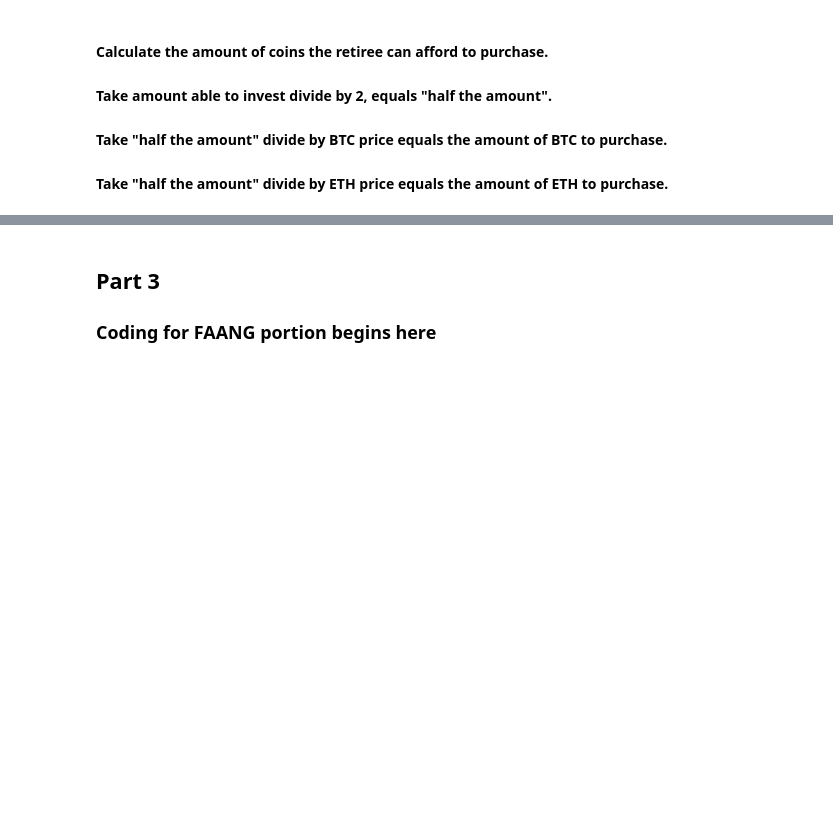
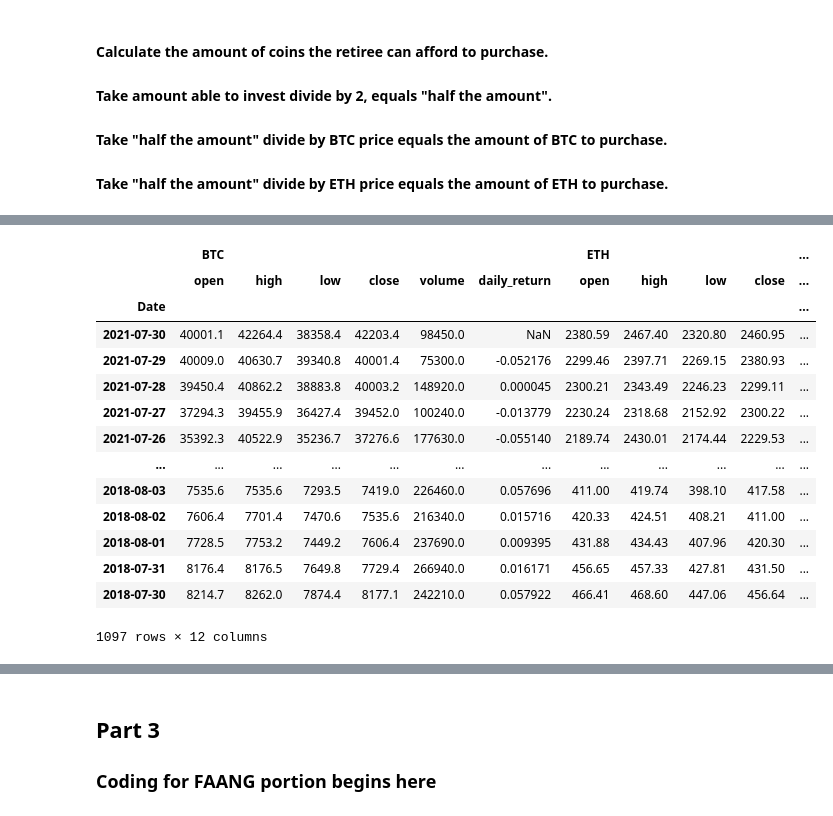
Before and after one commit to RJGiannini/Golden-Years, a Jupyter notebook: test_copy.ipynb, the cells around one changed output, grey strips where cells are left out. Drawn from its saved outputs; the diff is of its cells as text; code cells hidden in the pictures; blank space fills up the shorter version.

```diff
--- a/test_copy.ipynb
+++ b/test_copy.ipynb
@@ -286,15 +360,32 @@ merged_df.head()
 # %%
 # Configure the Monte Carlo simulation to forecast 30 years cumulative returns
 # Run 500 samples.
+#make global variable for how many years until you retire -> forecasting data
 MC_cryptothirtyyear = MCSimulation(
   portfolio_data = merged_df,
   weights = [.5, .5],
   num_simulation = 500,
   num_trading_days = 252*30
 )
 
 # Review the simulation input data
-MC_cryptothirtyyear.portfolio_data.head()
+display(MC_cryptothirtyyear.portfolio_data)
+# %% [output]
+|  | BTC |  |  |  |  |  | ETH |  |  |  | ... |
+|  | open | high | low | close | volume | daily_return | open | high | low | close | ... |
+| Date |  |  |  |  |  |  |  |  |  |  | ... |
+| 2021-07-30 | 40001.1 | 42264.4 | 38358.4 | 42203.4 | 98450.0 | NaN | 2380.59 | 2467.40 | 2320.80 | 2460.95 | ... |
+| 2021-07-29 | 40009.0 | 40630.7 | 39340.8 | 40001.4 | 75300.0 | -0.052176 | 2299.46 | 2397.71 | 2269.15 | 2380.93 | ... |
+| 2021-07-28 | 39450.4 | 40862.2 | 38883.8 | 40003.2 | 148920.0 | 0.000045 | 2300.21 | 2343.49 | 2246.23 | 2299.11 | ... |
+| 2021-07-27 | 37294.3 | 39455.9 | 36427.4 | 39452.0 | 100240.0 | -0.013779 | 2230.24 | 2318.68 | 2152.92 | 2300.22 | ... |
+| 2021-07-26 | 35392.3 | 40522.9 | 35236.7 | 37276.6 | 177630.0 | -0.055140 | 2189.74 | 2430.01 | 2174.44 | 2229.53 | ... |
+| ... | ... | ... | ... | ... | ... | ... | ... | ... | ... | ... | ... |
+| 2018-08-03 | 7535.6 | 7535.6 | 7293.5 | 7419.0 | 226460.0 | 0.057696 | 411.00 | 419.74 | 398.10 | 417.58 | ... |
+| 2018-08-02 | 7606.4 | 7701.4 | 7470.6 | 7535.6 | 216340.0 | 0.015716 | 420.33 | 424.51 | 408.21 | 411.00 | ... |
+| 2018-08-01 | 7728.5 | 7753.2 | 7449.2 | 7606.4 | 237690.0 | 0.009395 | 431.88 | 434.43 | 407.96 | 420.30 | ... |
+| 2018-07-31 | 8176.4 | 8176.5 | 7649.8 | 7729.4 | 266940.0 | 0.016171 | 456.65 | 457.33 | 427.81 | 431.50 | ... |
+| 2018-07-30 | 8214.7 | 8262.0 | 7874.4 | 8177.1 | 242210.0 | 0.057922 | 466.41 | 468.60 | 447.06 | 456.64 | ... |
+1097 rows × 12 columns
 # %%
 # Run the Monte Carlo simulation to forecast 30 years cumulative returns
 MC_cryptothirtyyear.calc_cumulative_return()
```
Also changed, not shown: parts of 15 cells of this notebook, 1 other file.
